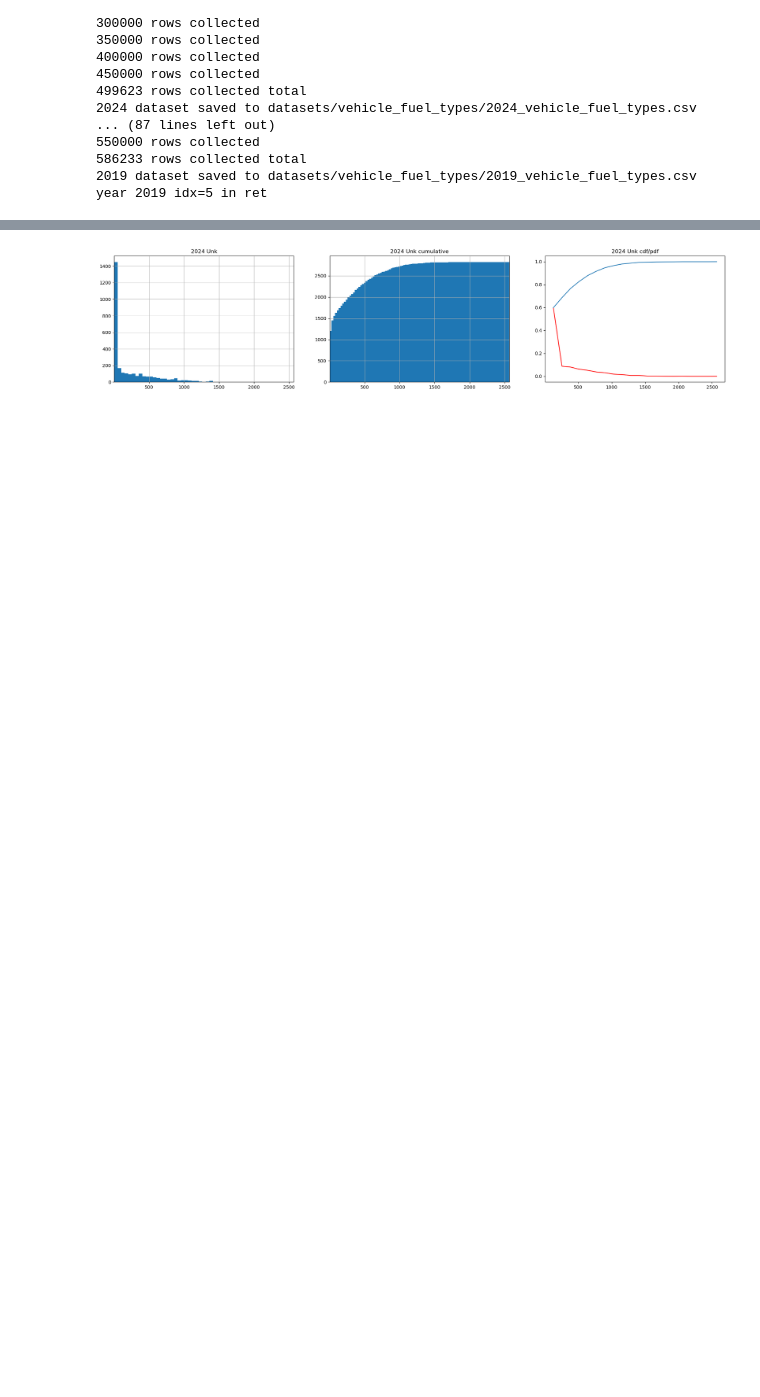
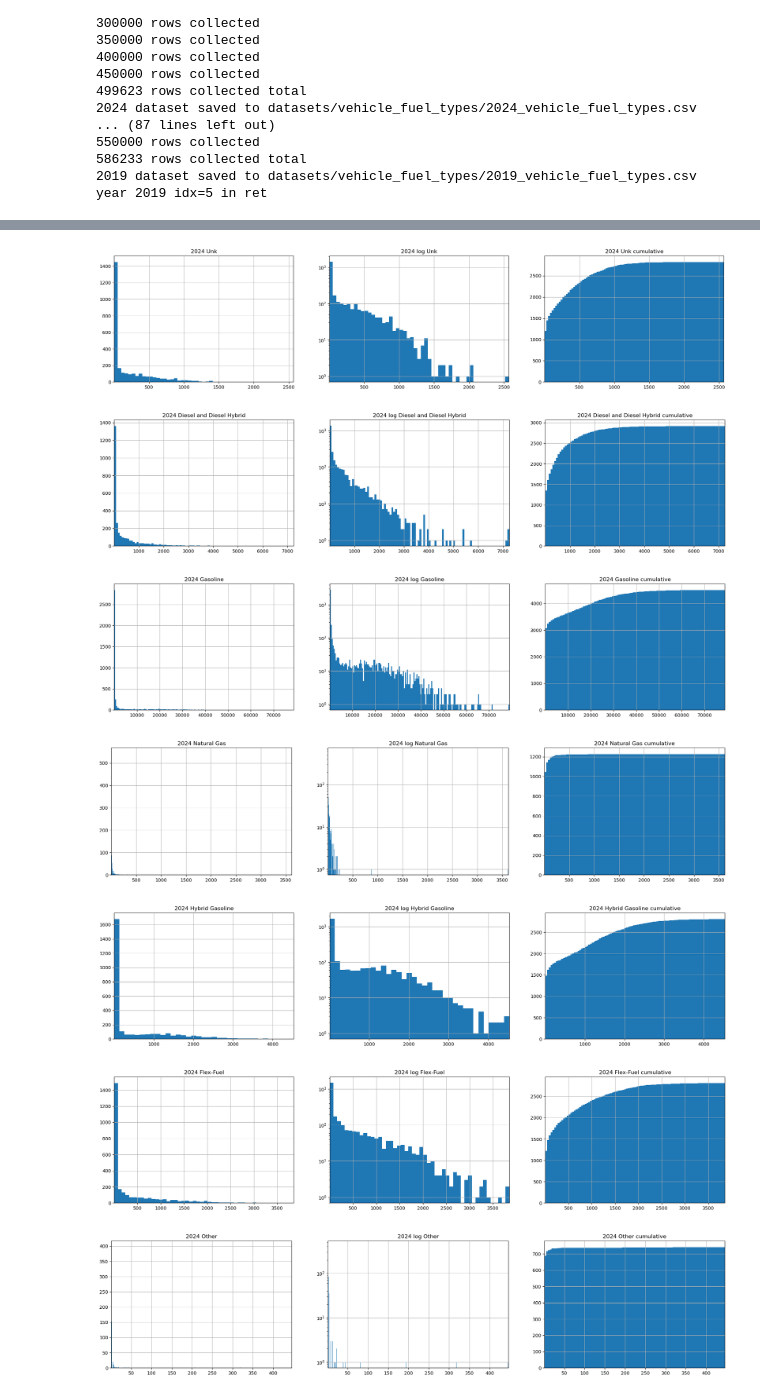
Before and after one commit to dskong07/DSC180-ev-infra, a Jupyter notebook: vehicle_fuel_types_eda.ipynb, the cells around one changed output, grey strips where cells are left out. Drawn from its saved outputs; the diff is of its cells as text; code cells hidden in the pictures; blank space fills up the shorter version.

```diff
--- a/vehicle_fuel_types_eda.ipynb
+++ b/vehicle_fuel_types_eda.ipynb
@@ -190,0 +144,18 @@ vehicles_per_zip.hist(bins=20)
+# %%
+curr_df = _24
+s = curr_df.groupby('zipcode').num_vehicles.sum()
+fig, ax = plt.subplots(ncols=3, figsize=(24,5))
+ax[0].hist(s, bins=50)
+ax[0].set_title('All Fuels')
+ax[0].grid()
+ax[0].set_xlim(s.min(),s.max())
+
+ax[1].hist(s, bins=50, log=True)
+ax[1].set_title('All Fuels log')
+ax[1].grid()
+ax[1].set_xlim(s.min(),s.max())
+
+ax[2].hist(s, bins=100, cumulative=True)
+ax[2].set_title(" cumulative")
+ax[2].grid()
+ax[2].set_xlim(s.min(),s.max())
@@ -191,27 +165,31 @@ vehicles_per_zip.hist(bins=20)
 # %%
-curr_df = _24
+
 yr = 2024
 for f in fuels:
         s = curr_df[(curr_df['fuel'] == f) & (curr_df['zipcode'] != 'OOS')].groupby('zipcode').num_vehicles.sum()
         fig, ax = plt.subplots(ncols=3, figsize=(24,5))
-        ax[0].hist(s, bins='fd')
+        ax[0].hist(s, bins='auto')
         ax[0].set_title(str(yr) +' '+ f)
         ax[0].grid()
         ax[0].set_xlim(s.min(),s.max())
 
-        ax[1].hist(s, bins=100, cumulative=True)
-        ax[1].set_title(str(yr) +' '+f + " cumulative")
+        ax[1].hist(s, bins='auto', log=True)
+        ax[1].set_title(str(yr) +' log '+ f)
         ax[1].grid()
         ax[1].set_xlim(s.min(),s.max())
 
-        count, bins_count = np.histogram(s, bins=20)
-        pdf = count / sum(count)
-        cdf = np.cumsum(pdf)
+        ax[2].hist(s, bins=100, cumulative=True)
+        ax[2].set_title(str(yr) +' '+f + " cumulative")
+        ax[2].grid()
+        ax[2].set_xlim(s.min(),s.max())
 
-        ax[2].plot(bins_count[1:], pdf, color="red", label="PDF")
-        ax[2].plot(bins_count[1:], cdf, label="CDF")
-        ax[2].set_title(str(yr) +' '+f + " cdf/pdf")
 
         plt.show()
 # %% [output]
-[figure, old version]
+[figure, new version]
+[figure, added]
+[figure, added]
+[figure, added]
+[figure, added]
+[figure, added]
+[figure, added]
```
Also changed, not shown: parts of 12 cells of this notebook.
